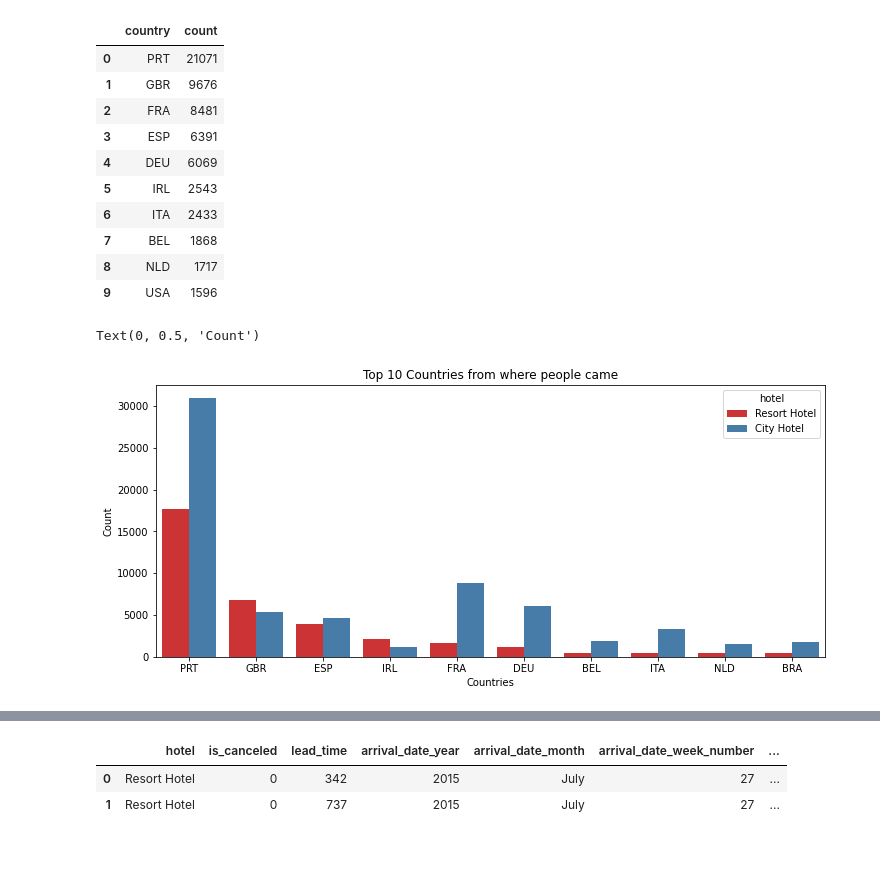
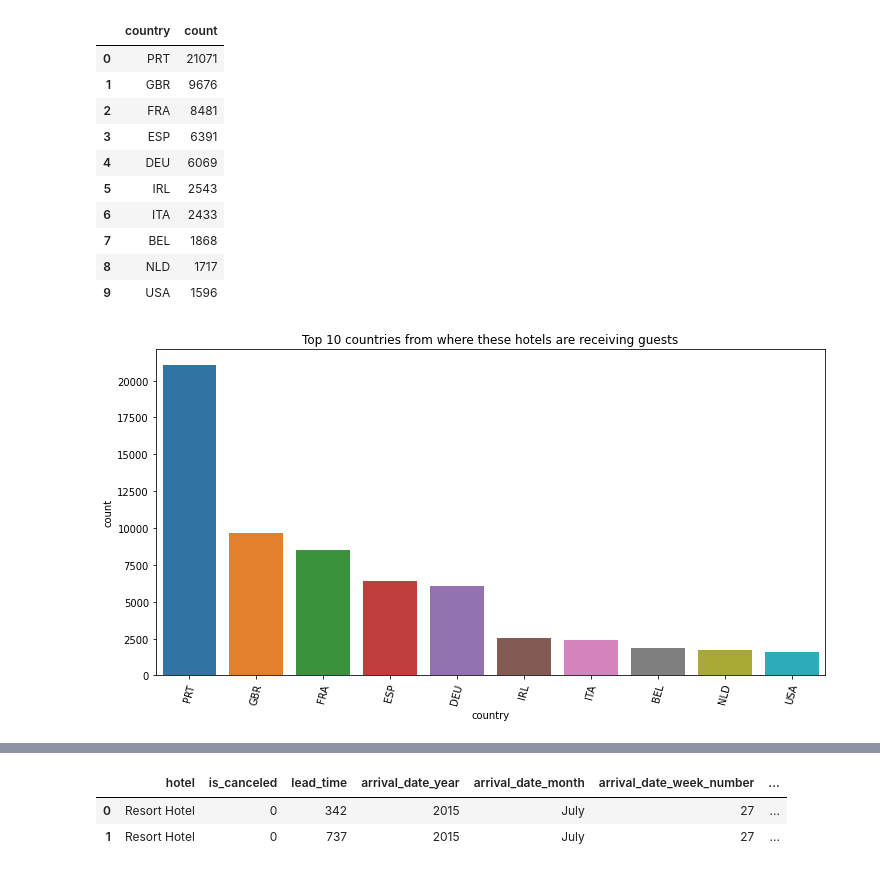
Before and after one commit to anshitagawade/Hotel-Booking-Analysis, a Jupyter notebook: Anshita_Gawade_EDA_Hotel_Booking_Analysis_Capstone_Project.ipynb, the cells around one changed output, grey strips where cells are left out. Saved outputs shown, nothing was run; the diff lists cells and outputs as text; code cells hidden in the pictures.

```diff
--- a/Anshita_Gawade_EDA_Hotel_Booking_Analysis_Capstone_Project.ipynb
+++ b/Anshita_Gawade_EDA_Hotel_Booking_Analysis_Capstone_Project.ipynb
@@ -309,7 +335,9 @@ In the above Pie Chart we can see there is huge difference in meal type. BB meal
 # %%
 country_wise_guests = df1[df1['is_canceled'] == 0]['country'].value_counts().reset_index()
 country_wise_guests.columns = ['country', 'count']
-country_wise_guests.head(10)
+# country_wise_guests.head(10)
+top_10_countries = country_wise_guests.head(10)
+top_10_countries
 # %% [output]
 |  | country | count |
 | 0 | PRT | 21071 |
@@ -322,14 +350,10 @@ country_wise_guests.head(10)
 | 7 | BEL | 1868 |
 | 8 | NLD | 1717 |
 | 9 | USA | 1596 |
-# %%
-top_10_countries =df1[df1['country'].isin(["PRT","GBR","FRA","ESP","DEU","ITA","IRL",
-                         "BEL","BRA","NLD"])]
-plt.figure(figsize=(12,5))
-graph=sns.countplot(data= top_10_countries,x='country', hue = 'hotel',palette = "Set1")
-graph.set(title='Top 10 Countries from where people came')
-graph.set_xlabel('Countries')
-graph.set_ylabel('Count')
-# %% [output]
-Text(0, 0.5, 'Count')
-[figure, removed]
+# %%
+plt.figure(figsize=(12,6))
+plt.xticks(rotation=75)
+plt.title('Top 10 countries from where these hotels are receiving guests')
+sns.barplot(x=top_10_countries.country, y=top_10_countries['count']);
+# %% [output]
+[figure, added]
```
Also changed, not shown: parts of 28 cells of this notebook.
